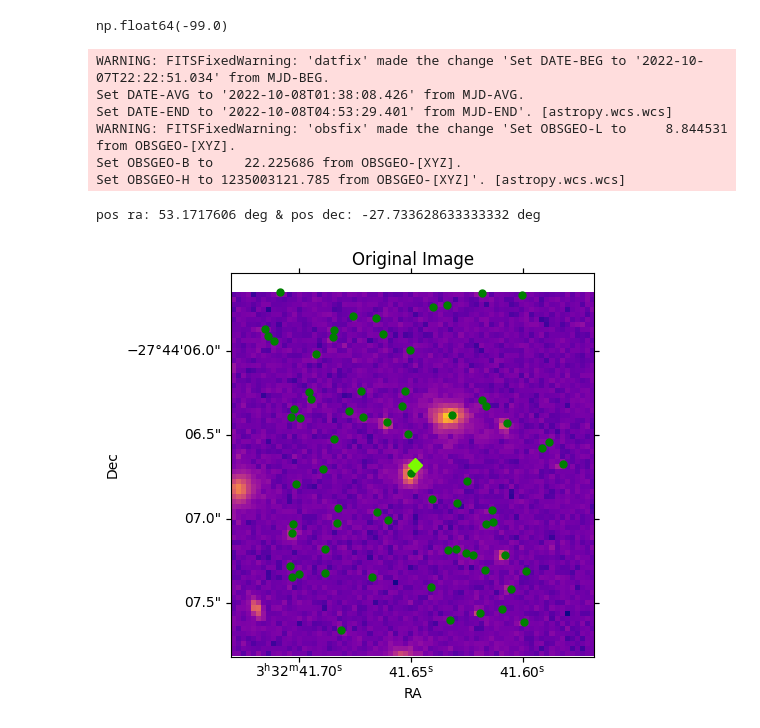
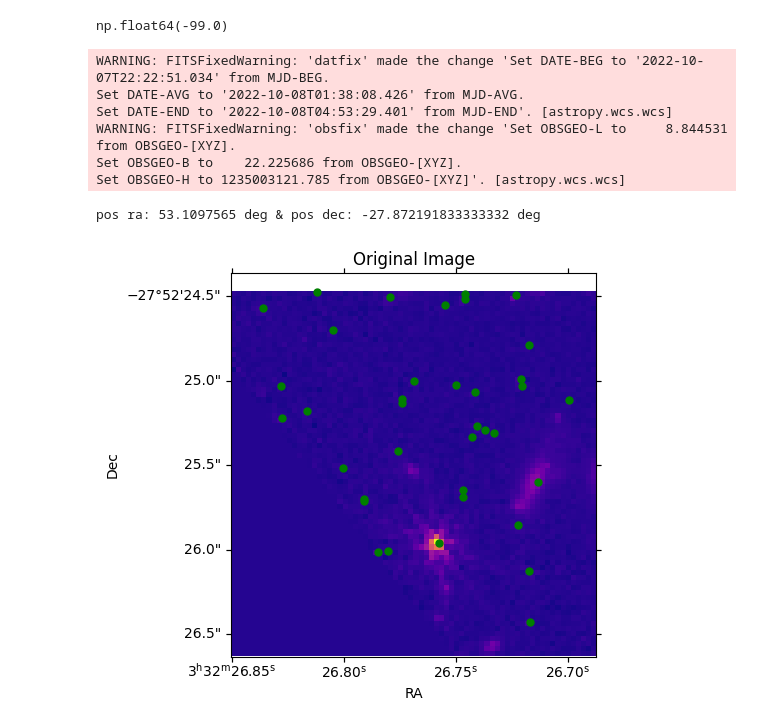
Before and after one commit to julz-tea-scl/deepmerge-public-master, a Jupyter notebook: find_galaxy_matching.ipynb, the cells around one changed output. Cells and saved outputs as stored; diff of their text form; code cells hidden in the pictures.

Commit message:
redid images

```diff
--- a/find_galaxy_matching.ipynb
+++ b/find_galaxy_matching.ipynb
@@ -92,12 +98,12 @@ len(catalog_index[0]), len(catalog_index[1])
 # %% [output]
 (37, 55)
 # %%
-target_index = 162 # index to our galaxies
+target_index = 0 # index to our galaxies
 
 ra_catalog  = c0[3] .data['RA']      [catalog_index[target_index]]
 dec_catalog = c0[3] .data['DEC']     [catalog_index[target_index]]
 phot_z      = c0[-1].data['EAZY_z_a'][catalog_index[target_index]]
-z_99l       = c0[-1].data['EAZY_l99'][catalog_index[target_index]] #
+z_99l       = c0[-1].data['EAZY_l99'][catalog_index[target_index]]
 z_99u       = c0[-1].data['EAZY_u99'][catalog_index[target_index]]
 # %%
 target_z_spec_values[4]
@@ -151,33 +157,33 @@ zoom_factor = 0.159971962
 zoomed_image = zoom(cutout.data, zoom_factor)
 
 catalog_coords = SkyCoord(ra_catalog * u.deg, dec_catalog * u.deg, frame='icrs')
 catalog_px, catalog_py = cutout.wcs.world_to_pixel(catalog_coords)
 
 target_coords = SkyCoord(target_ra_values[target_index] * u.deg, target_dec_values[target_index] * u.deg, frame='icrs')
 target_px, target_py = cutout.wcs.world_to_pixel(target_coords)
 
 # Plot the overlaid RA/Dec points
 
 norm_img = simple_norm(zoomed_image, 'log')
 plt.subplot(111, projection=cutout.wcs)
 plt.imshow(zoomed_image, origin="lower", cmap="plasma", norm=norm_img)
 #plt.plot(ra_catalog*u.deg.to(u.hourangle), dec_catalog, marker='o', markersize=5, ls='')
 plt.plot(catalog_px*zoom_factor, catalog_py*zoom_factor, marker='o', color='g', markersize=5, linestyle='')
 
-plt.plot(target_px*zoom_factor, target_py*zoom_factor, marker='D', color='lawngreen', markersize=7, linestyle='')
+# plt.plot(target_px*zoom_factor, target_py*zoom_factor, marker='D', color='lawngreen', markersize=7, linestyle='')
 
 plt.title("Original Image")
 plt.xlabel("RA")
 plt.ylabel("Dec")
 
 plt.tight_layout()
 plt.show()
 # %% [output]
 WARNING: FITSFixedWarning: 'datfix' made the change 'Set DATE-BEG to '2022-10-07T22:22:51.034' from MJD-BEG.
 Set DATE-AVG to '2022-10-08T01:38:08.426' from MJD-AVG.
 Set DATE-END to '2022-10-08T04:53:29.401' from MJD-END'. [astropy.wcs.wcs]
 WARNING: FITSFixedWarning: 'obsfix' made the change 'Set OBSGEO-L to     8.844531 from OBSGEO-[XYZ].
 Set OBSGEO-B to    22.225686 from OBSGEO-[XYZ].
 Set OBSGEO-H to 1235003121.785 from OBSGEO-[XYZ]'. [astropy.wcs.wcs]
-pos ra: 53.1717606 deg & pos dec: -27.733628633333332 deg
+pos ra: 53.1097565 deg & pos dec: -27.872191833333332 deg
-[figure, old version]
+[figure, new version]
```
Also changed, not shown: parts of 1 cell of this notebook.
